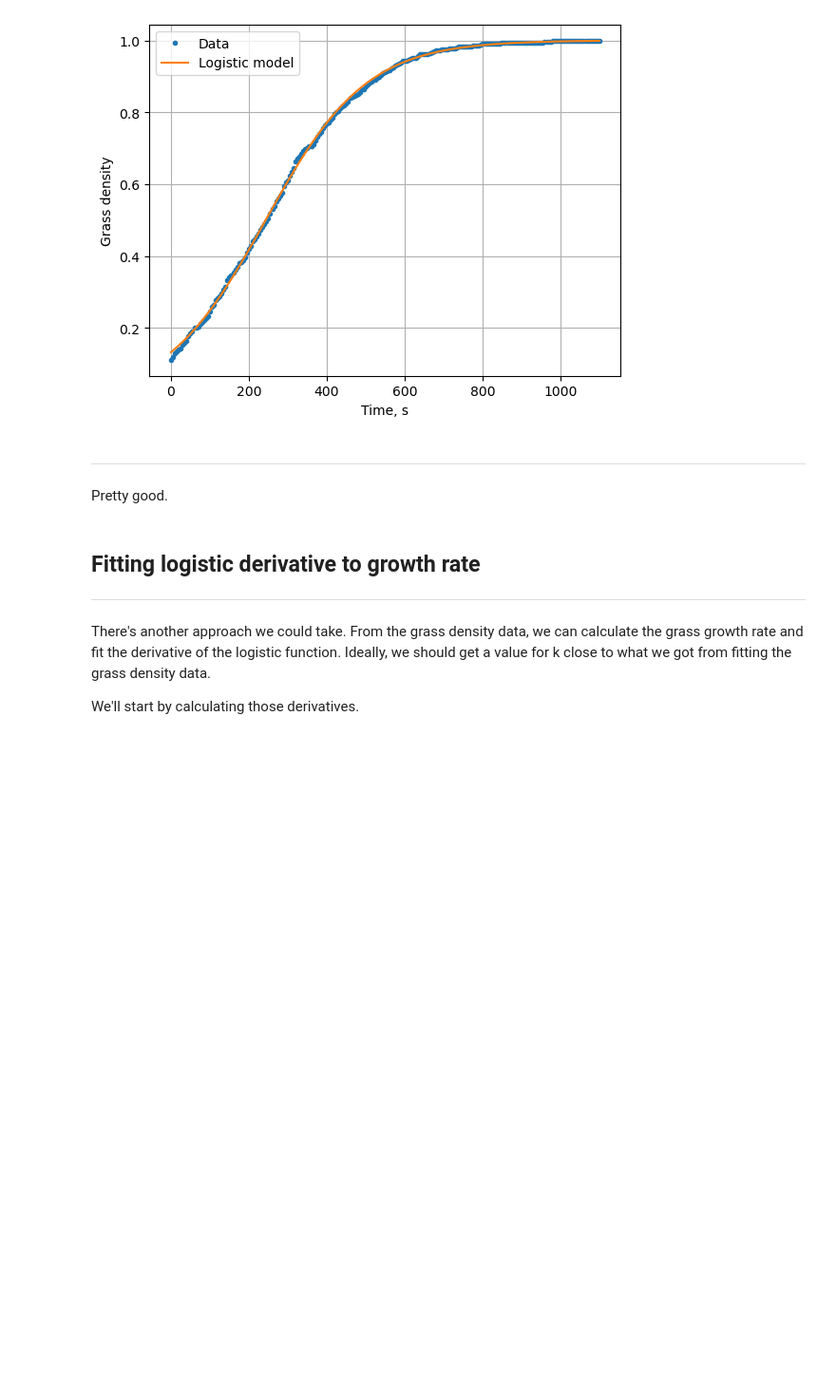
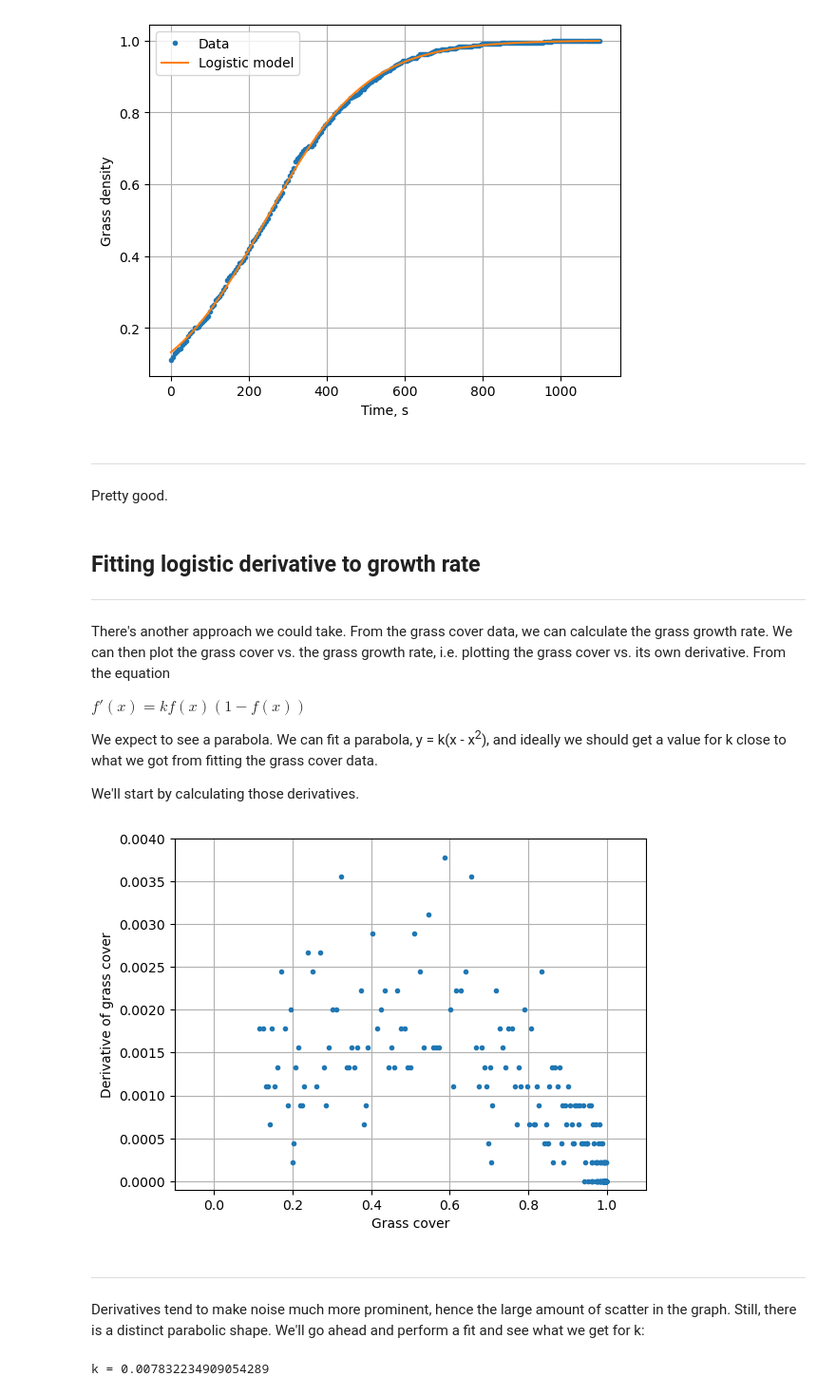
Before and after one commit to ELFREELAND/minecraft_sheep, a Jupyter notebook: grass_growth/grass_growth.ipynb, the cells around one changed output. Shown at 95% size. Drawn from its saved outputs; the diff is of its cells as text; code cells hidden in the pictures; blank space fills up the shorter version.

Commit message:
finished grass growth notebook

```diff
--- a/grass_growth/grass_growth.ipynb
+++ b/grass_growth/grass_growth.ipynb
@@ -18,8 +18,7 @@ with open("grass_growth.csv", "r") as f:
     whole_file = np.loadtxt(f, delimiter=",")
 
 time = whole_file[:, 0]
-grass = whole_file[:, 1]
-grass_frac = grass/900
+grass_frac = whole_file[:, 1]/900
 # %% [markdown]
 ## Plot Grass Population vs Time
 ***
@@ -107,6 +106,46 @@ Pretty good.
 # %% [markdown]
 ## Fitting logistic derivative to growth rate
 ***
-There's another approach we could take. From the grass density data, we can calculate the grass growth rate and fit the derivative of the logistic function. Ideally, we should get a value for k close to what we got from fitting the grass density data.
+There's another approach we could take. From the grass cover data, we can calculate the grass growth rate. We can then plot the grass cover vs. the grass growth rate, i.e. plotting the grass cover vs. its own derivative. From the equation
+
+$f'(x) = kf(x)(1-f(x))$
+
+We expect to see a parabola. We can fit a parabola, y = k(x - x<sup>2</sup>), and ideally we should get a value for k close to what we got from fitting the grass cover data.
 
 We'll start by calculating those derivatives.
+# %%
+grass_deriv = np.empty(grass_frac.size-1)
+grass_cover_midpoint = np.empty(grass_frac.size-1)
+
+#we will calculate the derivatives at the midpoint between adjacent data points
+for i in range(0, grass_frac.size-1):
+    #change in grass cover over change in time
+    grass_deriv[i] = (grass_frac[i+1] - grass_frac[i]) / 5
+
+    #get the grass cover at the midpoint between the two data points
+    grass_cover_midpoint[i] = (grass_frac[i+1] + grass_frac[i]) / 2
+
+f, ax = plt.subplots()
+
+ax.plot(grass_cover_midpoint, grass_deriv, ".")
+ax.grid(True)
+ax.axis([-0.1, 1.1, -0.0001, 0.004])
+ax.set_xlabel("Grass cover")
+ax.set_ylabel("Derivative of grass cover")
+
+plt.show()
+# %% [output]
+[figure, added]
+# %% [markdown]
+***
+Derivatives tend to make noise much more prominent, hence the large amount of scatter in the graph. Still, there is a distinct parabolic shape. We'll go ahead and perform a fit and see what we get for k:
+# %%
+def parabola(x, k):
+    return k * (x - x**2)
+
+#We will use the same guess as before for k
+solution2 = sp.optimize.curve_fit(parabola, grass_cover_midpoint, grass_deriv, p0 = [0.008])
+
+print("k = {0}".format(solution2[0][0]))
+# %% [output]
+k = 0.007832234909054289
```
Also changed, not shown: parts of 4 cells of this notebook.
